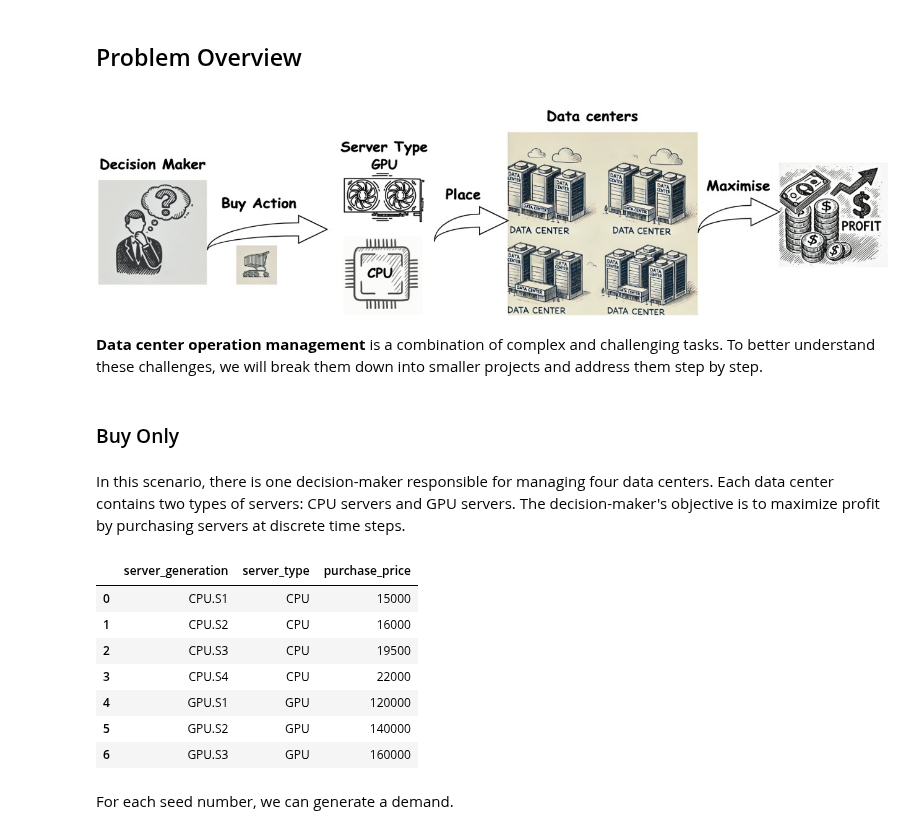
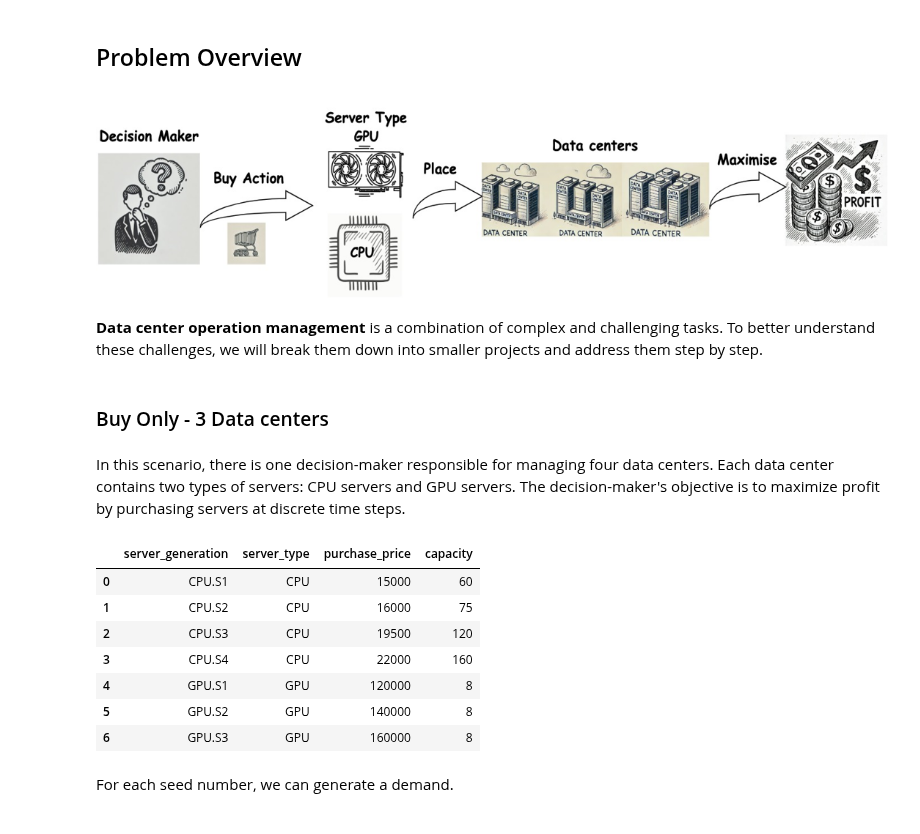
Before and after one commit to Tayerquach/data_center_operations, a Jupyter notebook: Data_centre_101.ipynb, the cells around one changed output. Saved outputs shown, nothing was run; the diff lists cells and outputs as text; code cells hidden in the pictures.

```diff
--- a/Data_centre_101.ipynb
+++ b/Data_centre_101.ipynb
@@ -88,33 +88,33 @@ def get_actual_demand(demand):
 # %%
 from PIL import Image
 import requests
 from io import BytesIO
 
-img = Image.open(BytesIO(requests.get('https://github.com/Tayerquach/data_center_operations/blob/master/photo/buy_only.jpg?raw=true').content))
-resized_img = img.resize((1280,360))
+img = Image.open(BytesIO(requests.get('https://github.com/Tayerquach/data_center_operations/blob/master/photo/buy_3dcs.jpg?raw=true').content))
+resized_img = img.resize((1080,280))
 resized_img
 # %% [output]
-[figure, old version]
+[figure, new version]
 # %% [markdown]
 
 **Data center operation management** is a combination of complex and challenging tasks. To better understand these challenges, we will break them down into smaller projects and address them step by step.
 # %% [markdown]
-### Buy Only
+### Buy Only - 3 Data centers
 # %% [markdown]
 In this scenario, there is one decision-maker responsible for managing four data centers. Each data center contains two types of servers: CPU servers and GPU servers. The decision-maker's objective is to maximize profit by purchasing servers at discrete time steps.
 # %%
 servers = pd.read_csv('https://github.com/Tayerquach/data_center_operations/blob/master/data/servers.csv?raw=true')
-servers = servers[['server_generation', 'server_type', 'purchase_price']]
+servers = servers[['server_generation', 'server_type', 'purchase_price', 'capacity']]
 servers
 # %% [output]
-|  | server_generation | server_type | purchase_price |
-| 0 | CPU.S1 | CPU | 15000 |
-| 1 | CPU.S2 | CPU | 16000 |
-| 2 | CPU.S3 | CPU | 19500 |
-| 3 | CPU.S4 | CPU | 22000 |
-| 4 | GPU.S1 | GPU | 120000 |
-| 5 | GPU.S2 | GPU | 140000 |
-| 6 | GPU.S3 | GPU | 160000 |
+|  | server_generation | server_type | purchase_price | capacity |
+| 0 | CPU.S1 | CPU | 15000 | 60 |
+| 1 | CPU.S2 | CPU | 16000 | 75 |
+| 2 | CPU.S3 | CPU | 19500 | 120 |
+| 3 | CPU.S4 | CPU | 22000 | 160 |
+| 4 | GPU.S1 | GPU | 120000 | 8 |
+| 5 | GPU.S2 | GPU | 140000 | 8 |
+| 6 | GPU.S3 | GPU | 160000 | 8 |
 # %% [markdown]
 For each seed number, we can generate a demand.
 # %%
```
Also changed, not shown: parts of 5 cells of this notebook.
